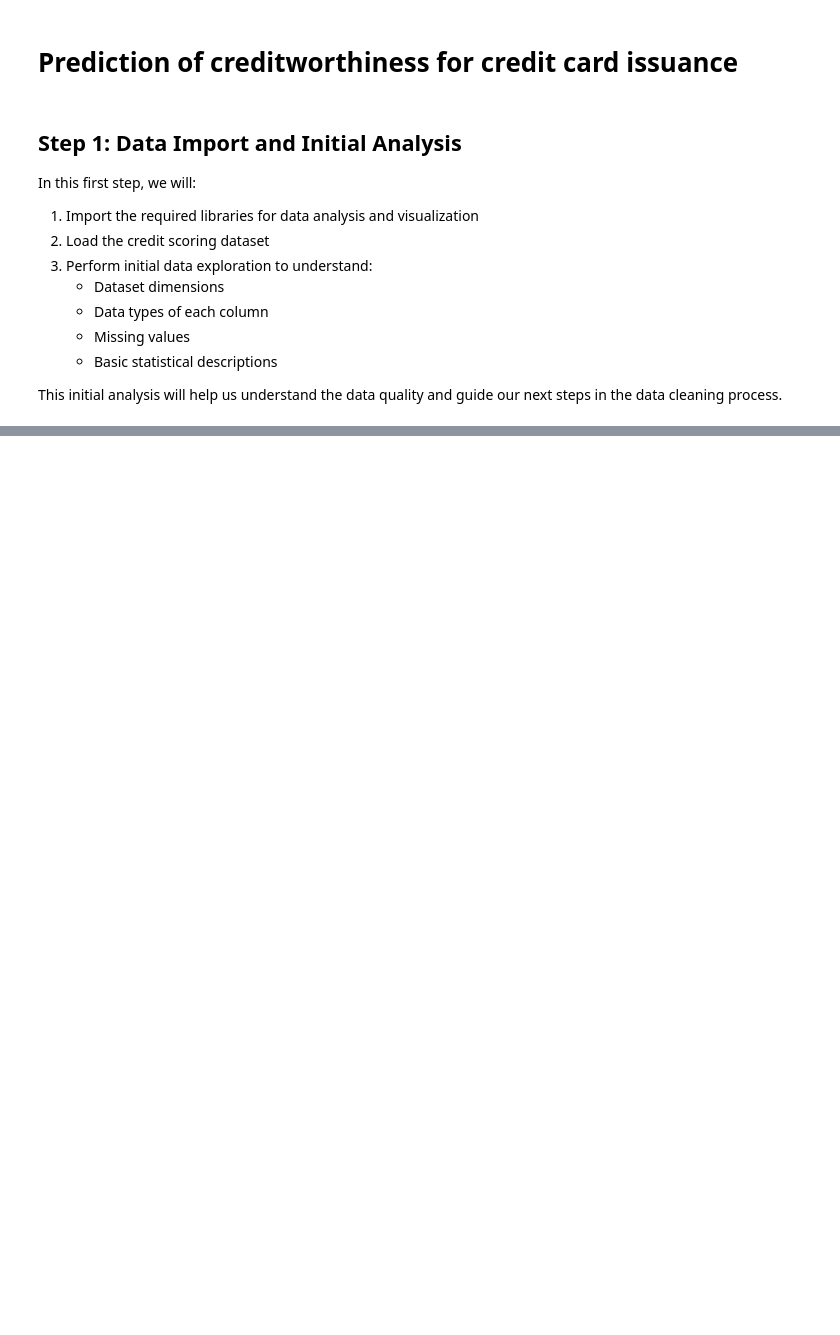
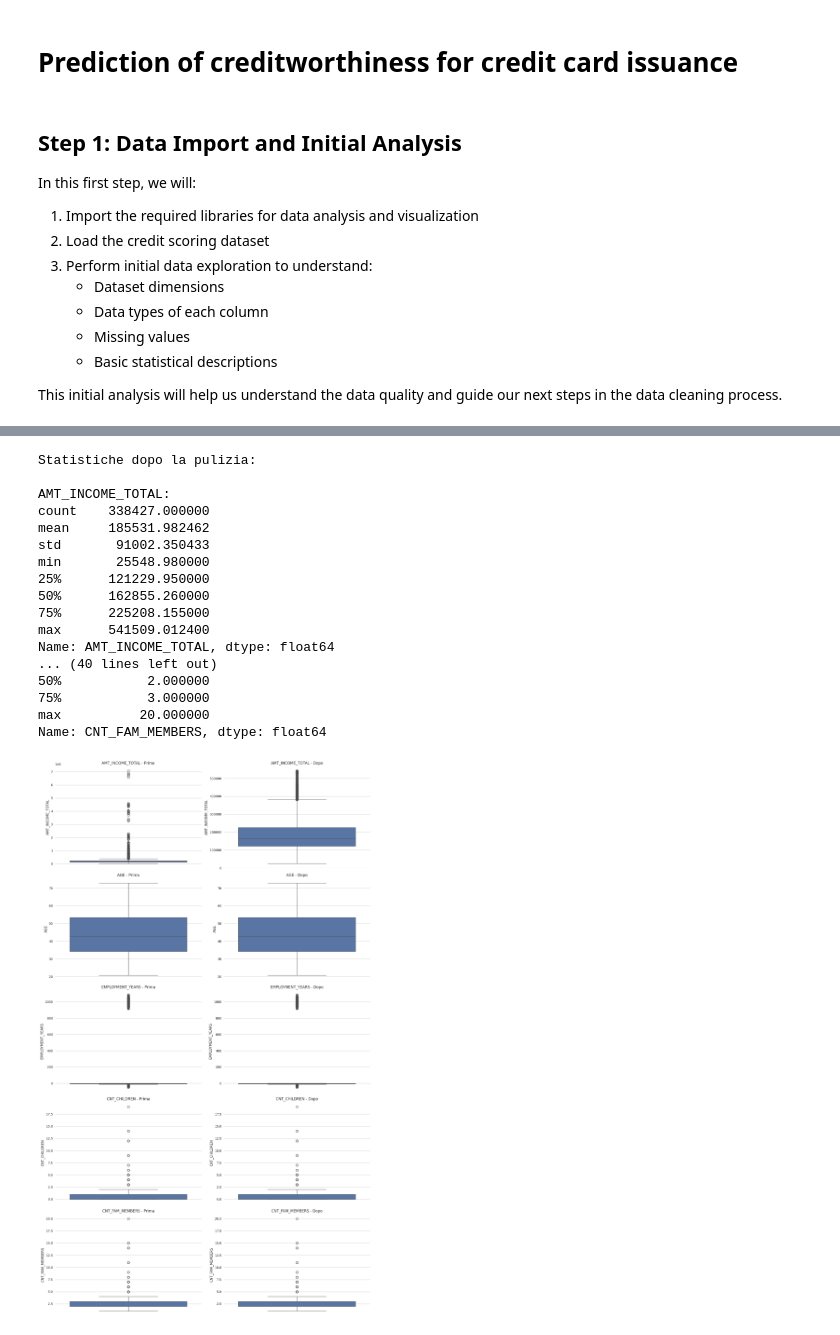
Before and after one commit to LorenzoVu/Prediction-of-creditworthiness-for-credit-card-issuance, a Jupyter notebook: creditworthiness.ipynb, the cells around one changed output, grey strips where cells are left out. Drawn from its saved outputs; the diff is of its cells as text; code cells hidden in the pictures; blank space fills up the shorter version.

```diff
--- a/creditworthiness.ipynb
+++ b/creditworthiness.ipynb
@@ -284,0 +416,69 @@ for var in categorical_vars:
+# %%
+def clean_and_preprocess_data(df):
+    """
+    Funzione completa per la pulizia e il preprocessing dei dati
+    """
+    df_cleaned = df.copy()
+
+    # 1. Gestione dell'età
+    df_cleaned['AGE'] = df_cleaned['AGE'].clip(18, 100)
+
+    # 2. Gestione del reddito
+    income_upper = df_cleaned['AMT_INCOME_TOTAL'].quantile(0.99)
+    df_cleaned['AMT_INCOME_TOTAL'] = df_cleaned['AMT_INCOME_TOTAL'].clip(0, income_upper)
+
+    # 3. Gestione features familiari con limiti logici
+    df_cleaned['CNT_CHILDREN'] = df_cleaned['CNT_CHILDREN'].clip(0, 20)  # Max 20 figli
+    df_cleaned['CNT_FAM_MEMBERS'] = df_cleaned['CNT_FAM_MEMBERS'].clip(1, 20)  # Min 1 membro
+
+    # 4. Verifica la coerenza tra CNT_CHILDREN e CNT_FAM_MEMBERS
+    df_cleaned['CNT_FAM_MEMBERS'] = df_cleaned[['CNT_CHILDREN', 'CNT_FAM_MEMBERS']].apply(
+        lambda x: max(x['CNT_FAM_MEMBERS'], x['CNT_CHILDREN'] + 1), axis=1
+    )
+
+    # Stampa statistiche dopo la pulizia
+    print("\nStatistiche dopo la pulizia:")
+    for feature in KEY_NUMERIC_FEATURES:
+        print(f"\n{feature}:")
+        print(df_cleaned[feature].describe())
+
+    return df_cleaned
+
+# Applica la pulizia completa
+df_cleaned = clean_and_preprocess_data(df)
+
+# Verifica le distribuzioni dopo la pulizia
+fig, axes = plt.subplots(len(KEY_NUMERIC_FEATURES), 2, figsize=(15, 5*len(KEY_NUMERIC_FEATURES)))
+for idx, feature in enumerate(KEY_NUMERIC_FEATURES):
+    # Prima della pulizia
+    sns.boxplot(data=df, y=feature, ax=axes[idx, 0])
+    axes[idx, 0].set_title(f'{feature} - Prima')
+
+    # Dopo la pulizia
+    sns.boxplot(data=df_cleaned, y=feature, ax=axes[idx, 1])
+    axes[idx, 1].set_title(f'{feature} - Dopo')
+
+plt.tight_layout()
+plt.show()
+
+# Mostra le correlazioni dopo la pulizia
+correlation_matrix = plot_correlation_matrix(df_cleaned, KEY_NUMERIC_FEATURES)
+# %% [output]
+Statistiche dopo la pulizia:
+
+AMT_INCOME_TOTAL:
+count    338427.000000
+mean     185531.982462
+std       91002.350433
+min       25548.980000
+25%      121229.950000
+50%      162855.260000
+75%      225208.155000
+max      541509.012400
+Name: AMT_INCOME_TOTAL, dtype: float64
+... (40 lines left out)
+50%           2.000000
+75%           3.000000
+max          20.000000
+Name: CNT_FAM_MEMBERS, dtype: float64
+[figure, added]
```
Also changed, not shown: parts of 12 cells of this notebook.
